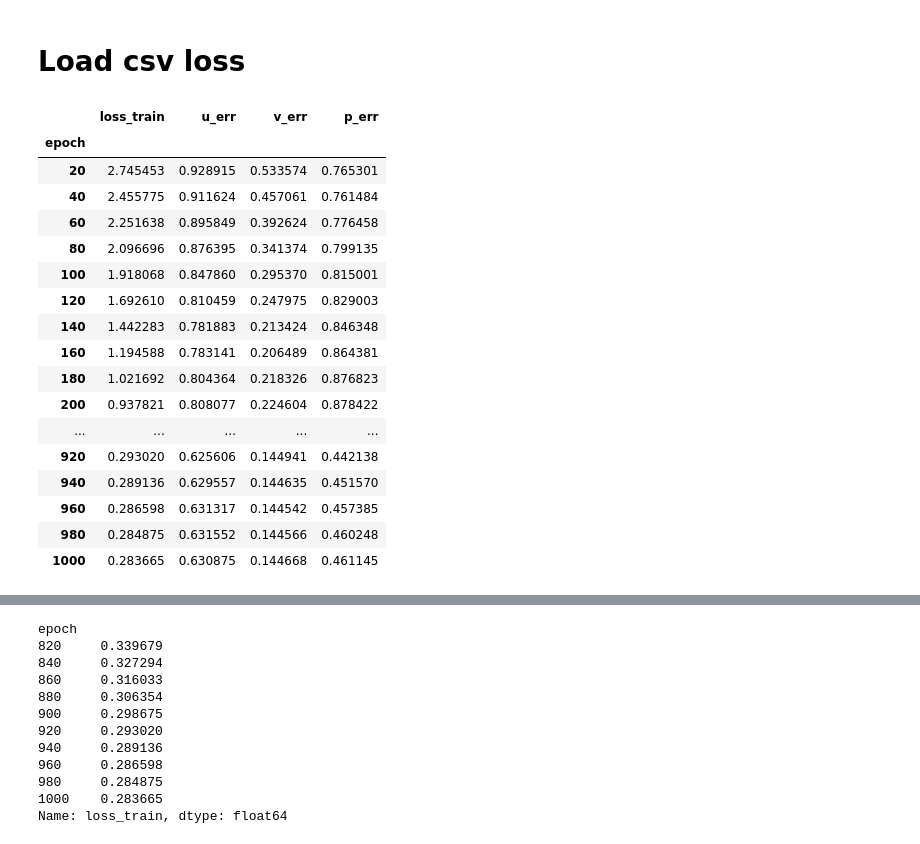
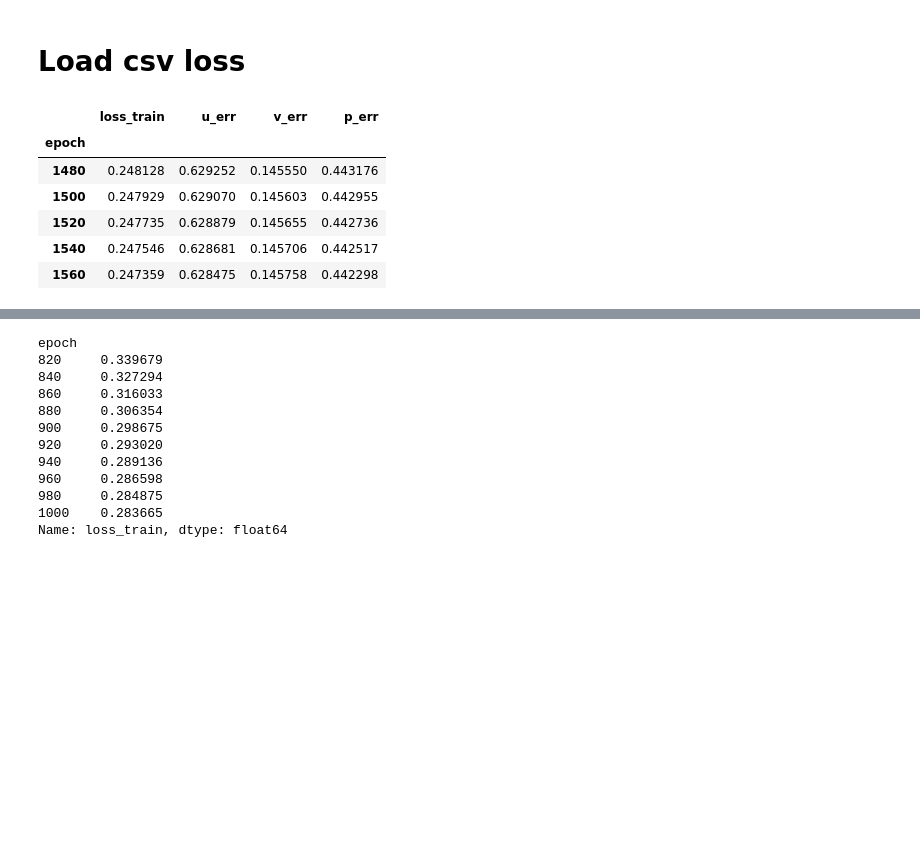
Before and after one commit to sedykh-ag/kovasznay_quantum, a Jupyter notebook: distr/testing.ipynb, the cells around one changed output, grey strips where cells are left out. Saved outputs shown, nothing was run; the diff lists cells and outputs as text; code cells hidden in the pictures; blank space fills up the shorter version.

```diff
--- a/distr/testing.ipynb
+++ b/distr/testing.ipynb
@@ -110,25 +110,14 @@ df_q = pd.read_csv("models/quantum_silu/log.csv", index_col="epoch")
 df_q_relu = pd.read_csv("models/quantum_2000e_relu/log.csv", index_col="epoch")
-# %%
-df_q
-# %% [output]
-|  | loss_train | u_err | v_err | p_err |
-| epoch |  |  |  |  |
-| 20 | 2.745453 | 0.928915 | 0.533574 | 0.765301 |
-| 40 | 2.455775 | 0.911624 | 0.457061 | 0.761484 |
-| 60 | 2.251638 | 0.895849 | 0.392624 | 0.776458 |
-| 80 | 2.096696 | 0.876395 | 0.341374 | 0.799135 |
-| 100 | 1.918068 | 0.847860 | 0.295370 | 0.815001 |
-| 120 | 1.692610 | 0.810459 | 0.247975 | 0.829003 |
-| 140 | 1.442283 | 0.781883 | 0.213424 | 0.846348 |
-| 160 | 1.194588 | 0.783141 | 0.206489 | 0.864381 |
-| 180 | 1.021692 | 0.804364 | 0.218326 | 0.876823 |
-| 200 | 0.937821 | 0.808077 | 0.224604 | 0.878422 |
-| ... | ... | ... | ... | ... |
-| 920 | 0.293020 | 0.625606 | 0.144941 | 0.442138 |
-| 940 | 0.289136 | 0.629557 | 0.144635 | 0.451570 |
-| 960 | 0.286598 | 0.631317 | 0.144542 | 0.457385 |
-| 980 | 0.284875 | 0.631552 | 0.144566 | 0.460248 |
-| 1000 | 0.283665 | 0.630875 | 0.144668 | 0.461145 |
+# %%
+df_q_silu.tail()
+# %% [output]
+|  | loss_train | u_err | v_err | p_err |
+| epoch |  |  |  |  |
+| 1480 | 0.248128 | 0.629252 | 0.145550 | 0.443176 |
+| 1500 | 0.247929 | 0.629070 | 0.145603 | 0.442955 |
+| 1520 | 0.247735 | 0.628879 | 0.145655 | 0.442736 |
+| 1540 | 0.247546 | 0.628681 | 0.145706 | 0.442517 |
+| 1560 | 0.247359 | 0.628475 | 0.145758 | 0.442298 |
 # %%
 errs = ["loss_train", "u_err", "v_err", "p_err"]
 
```
Also changed, not shown: parts of 4 cells of this notebook, 2 other files.
